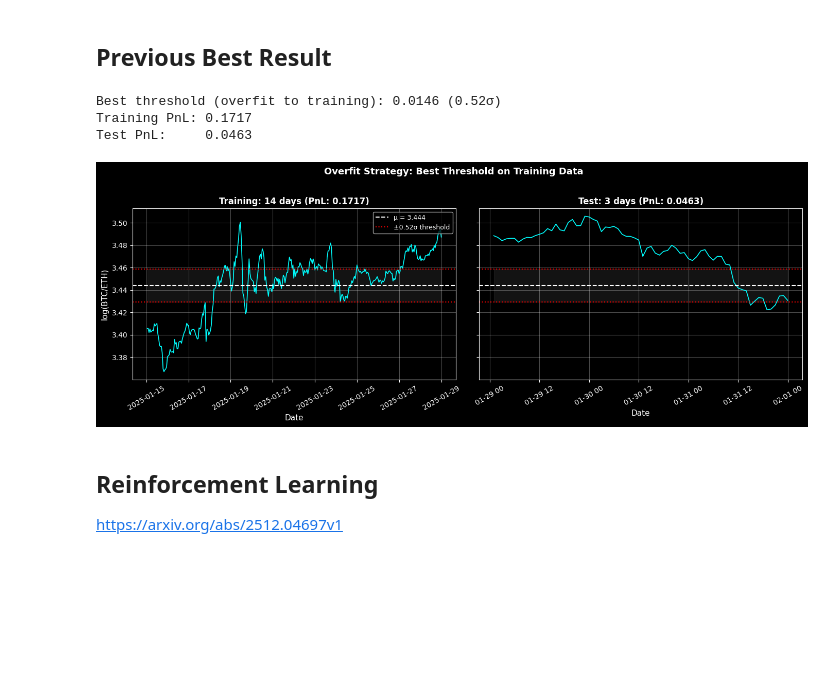
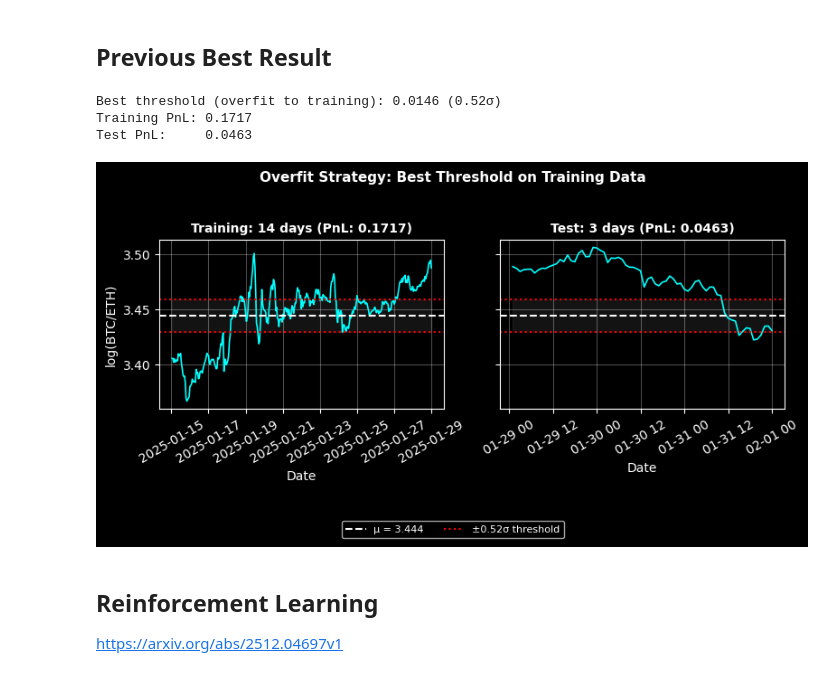
Before and after one commit to ChadThackray/regime-switching-2025, a Jupyter notebook: video.ipynb, the cells around one changed output. Cells and saved outputs as stored; diff of their text form; code cells hidden in the pictures; blank space fills up the shorter version.

```diff
--- a/video.ipynb
+++ b/video.ipynb
@@ -14,7 +14,7 @@ from datetime import datetime
 plt.style.use("dark_background")
 df = fetch_btc_eth_history(days=17, interval="1h", end_time=datetime(2025,2,1))
 
-fig, ax = plt.subplots(figsize=(12, 5))
+fig, ax = plt.subplots(figsize=(7, 4))
 ax.plot(df["open_time"], df["log_ratio"], color="cyan", linewidth=1.2)
 ax.set_xlabel("Date", fontsize=11)
 ax.set_ylabel("log(BTC/ETH)", fontsize=11)
@@ -134,45 +140,52 @@ def backtest_threshold(spread: np.ndarray, mu: float, threshold: float, fee: flo
 # Find the best threshold on training data (overfit!)
 thresholds = np.linspace(0.001, 3 * sigma, 50)
 train_pnls = [backtest_threshold(train_spread, mu, t) for t in thresholds]
 best_idx = np.argmax(train_pnls)
 best_threshold = thresholds[best_idx]
 best_train_pnl = train_pnls[best_idx]
 
 # Now test it out-of-sample
 test_pnl = backtest_threshold(test_spread, mu, best_threshold)
 
 print(f"Best threshold (overfit to training): {best_threshold:.4f} ({best_threshold/sigma:.2f}σ)")
 print(f"Training PnL: {best_train_pnl:.4f}")
 print(f"Test PnL:     {test_pnl:.4f}")
 
 # Visualize
-fig, axes = plt.subplots(1, 2, figsize=(14, 5), sharey=True)
+fig, axes = plt.subplots(1, 2, figsize=(8, 4), sharey=True)
+lines = []
 
-for ax, s, t, title, pnl in [
+for idx, (ax, s, t, title, pnl) in enumerate([
     (axes[0], train_spread, train_times, f"Training: 14 days (PnL: {best_train_pnl:.4f})", best_train_pnl),
     (axes[1], test_spread, test_times, f"Test: 3 days (PnL: {test_pnl:.4f})", test_pnl)
-]:
+]):
     ax.plot(t, s, color="cyan", linewidth=1.2)
-    ax.axhline(mu, color="white", linestyle="--", linewidth=1.5, label=f"μ = {mu:.3f}")
-    ax.axhline(mu + best_threshold, color="red", linestyle=":", linewidth=1.5, label=f"±{best_threshold/sigma:.2f}σ threshold")
+    l1 = ax.axhline(mu, color="white", linestyle="--", linewidth=1.5)
+    l2 = ax.axhline(mu + best_threshold, color="red", linestyle=":", linewidth=1.5)
     ax.axhline(mu - best_threshold, color="red", linestyle=":", linewidth=1.5)
     ax.fill_between(t, mu - best_threshold, mu + best_threshold, color="gray", alpha=0.15)
-    ax.set_xlabel("Date", fontsize=11)
-    ax.set_title(title, fontsize=12, fontweight="bold")
+    ax.set_xlabel("Date", fontsize=10)
+    ax.set_title(title, fontsize=10, fontweight="bold")
     ax.grid(True, alpha=0.3)
     ax.tick_params(axis='x', rotation=30)
 
-axes[0].set_ylabel("log(BTC/ETH)", fontsize=11)
-axes[0].legend(loc="upper right", fontsize=9)
+    if idx == 0:
+        lines = [l1, l2]
 
-plt.suptitle("Overfit Strategy: Best Threshold on Training Data", fontsize=13, fontweight="bold", y=1.02)
-plt.tight_layout()
+axes[0].set_ylabel("log(BTC/ETH)", fontsize=10)
+
+# Shared legend below
+fig.legend(lines, [f'μ = {mu:.3f}', f'±{best_threshold/sigma:.2f}σ threshold'],
+           loc='lower center', ncol=2, fontsize=8, bbox_to_anchor=(0.5, -0.05))
+
+plt.suptitle("Overfit Strategy: Best Threshold on Training Data", fontsize=11, fontweight="bold")
+plt.tight_layout(rect=[0, 0.08, 1, 0.95])
 plt.show()
 # %% [output]
 Best threshold (overfit to training): 0.0146 (0.52σ)
 Training PnL: 0.1717
 Test PnL:     0.0463
-[figure, old version]
+[figure, new version]
 # %% [markdown]
 ## Reinforcement Learning
 https://arxiv.org/abs/2512.04697v1
```
Also changed, not shown: parts of 7 cells of this notebook.
